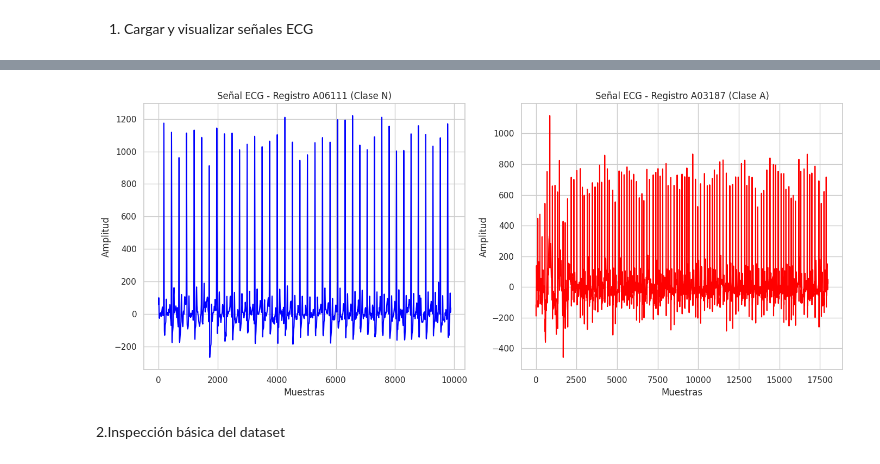
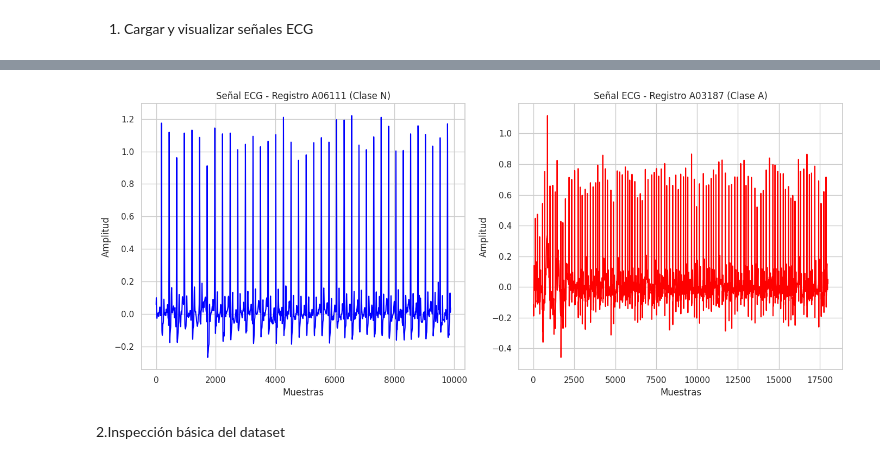
Before and after one commit to Macarena6MiMa/ProyectoML, a Jupyter notebook: ProyectoFinal.ipynb, the cells around one changed output, grey strips where cells are left out. Drawn from its saved outputs; the diff is of its cells as text; code cells hidden in the pictures.

```diff
--- a/ProyectoFinal.ipynb
+++ b/ProyectoFinal.ipynb
@@ -24,13 +24,14 @@ replace /content/training2017/training2017/A00001.hea? [y]es, [n]o, [A]ll, [N]on
 1. Cargar y visualizar señales ECG
 # %%
 import os
+import wfdb
+import pandas as pd
+from scipy.stats import skew, kurtosis
+import matplotlib.pyplot as plt
 import numpy as np
-import pandas as pd
-from scipy.io import loadmat
-from scipy.stats import skew, kurtosis
-from scipy.signal import find_peaks
 
 valid_records_data = []
+
 # Cargar archivo REFERENCE.csv
 reference_path = os.path.join(data_dir, 'REFERENCE.csv')
 df_labels = pd.read_csv(reference_path, header=None, names=['registro', 'clase'])
@@ -62,52 +63,48 @@ for mat_file in mat_files:
         continue
 
     try:
-        # Cargar señal desde .mat
-        mat_data = loadmat(mat_path)
-        if 'val' not in mat_data:
-            print(f"'val' key not found in {mat_file}. Saltando.")
+        # Cargar la señal con wfdb
+        record = wfdb.rdrecord(os.path.join(data_dir, registro))
+
+        # Obtener la señal y la frecuencia de muestreo
+        signal = record.p_signal.flatten()
+        fs = record.fs  # Frecuencia de muestreo directamente desde wfdb
+
+        # Detectar los picos R con gqrs_detect de wfdb.processing
+        r_peaks = wfdb.processing.gqrs_detect(signal, fs)
+
+        # Verificar si se detectaron suficientes picos R
+        if len(r_peaks) > 0:
+            # Calcular los intervalos RR en segundos
+            rr_intervals = np.diff(r_peaks) / fs  # Convertir a segundos
+
+            # Calcular características estadísticas de los intervalos RR
+            rr_mean_s = np.mean(rr_intervals)
+            rr_std_s = np.std(rr_intervals)
+            rr_skewness = skew(rr_intervals)
+            rr_kurtosis = kurtosis(rr_intervals)
+        else:
+            print(f"Menos de dos picos R detectados para el registro {registro}. Saltando.")
             continue
-        signal = mat_data['val'].flatten()
 
-        # Cargar frecuencia de muestreo desde .hea
-        with open(hea_path, 'r') as f:
-            header_line = f.readline().split()
-            if len(header_line) < 3:
-                print(f"Formato de archivo .hea incorrecto para {registro}. Saltando.")
-                continue
-            fs_str = header_line[2]
-            try:
-                fs = int(fs_str)
-            except ValueError:
-                print(f"No se pudo parsear la frecuencia de muestreo para {registro}. Saltando.")
-                continue
+        # Calcular otras métricas para la señal
+        duracion_seq = len(signal) / fs  # Duración total de la señal en segundos
+        media_mv = np.mean(signal)  # Media de la señal
+        mstd_mv = np.std(signal)  # Desviación estándar de la señal
 
-        # Calcular características
-        duracion_seq = len(signal) / fs
-        media_mv = np.mean(signal)
-        mstd_mv = np.std(signal)
-        sk = skew(signal)
-        kurt = kurtosis(signal)
-
-        # Cálculo de características de picos y variabilidad RR (requiere señal con picos)
-        peaks, _ = find_peaks(signal, distance=fs*0.3)
-        rr_intervals = np.diff(peaks) / fs if len(peaks) > 1 else [np.nan]
-        rr_mean_s = np.mean(rr_intervals)
-        rr_std_s = np.std(rr_intervals)
-
-        # Buscar clase en REFERENCE.csv
+        # Buscar la clase del registro en REFERENCE.csv
         clase_row = df_labels[df_labels['registro'] == registro]
         clase = clase_row['clase'].values[0] if not clase_row.empty else 'Desconocida'
 
-        # Almacenar datos en la lista
+        # Almacenar los datos calculados en la lista
         valid_records_data.append({
             'registro': registro,
             'fs': fs,
             'duracion_seq': duracion_seq,
             'media_mv': media_mv,
             'mstd_mv': mstd_mv,
-            'skewness': sk,
-            'kurtosis': kurt,
+            'skewness': rr_skewness,
+            'kurtosis': rr_kurtosis,
             'rr_mean_s': rr_mean_s,
             'rr_std_s': rr_std_s,
             'clase': clase
@@ -135,8 +132,8 @@ else:
     registro_a = df_a.sample(n=1, random_state=35)['registro'].values[0]
 
     # 7. Cargar señales
-    signal_n = loadmat(os.path.join(data_dir, registro_n + '.mat'))['val'].flatten()
-    signal_a = loadmat(os.path.join(data_dir, registro_a + '.mat'))['val'].flatten()
+    signal_n = wfdb.rdrecord(os.path.join(data_dir, registro_n)).p_signal.flatten()
+    signal_a = wfdb.rdrecord(os.path.join(data_dir, registro_a)).p_signal.flatten()
 
     # 8. Visualización
     plt.figure(figsize=(14, 6))
@@ -175,4 +176,4 @@ DataFrame de Características (Registros Válidos):
-[figure, old version]
+[figure, new version]
 # %% [markdown]
 2.Inspección básica del dataset
 # %%
```
Also changed, not shown: parts of 9 cells of this notebook.
